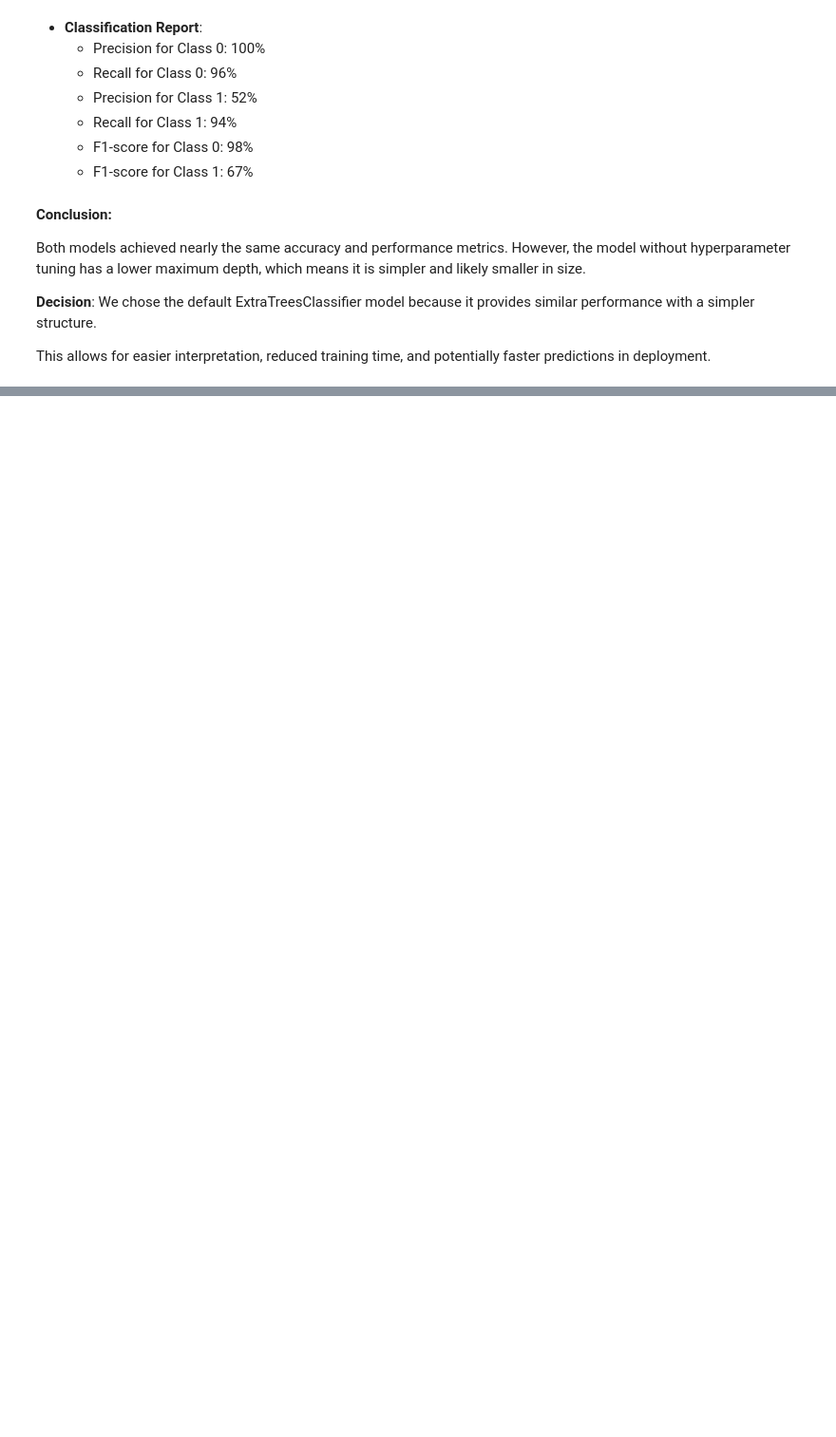
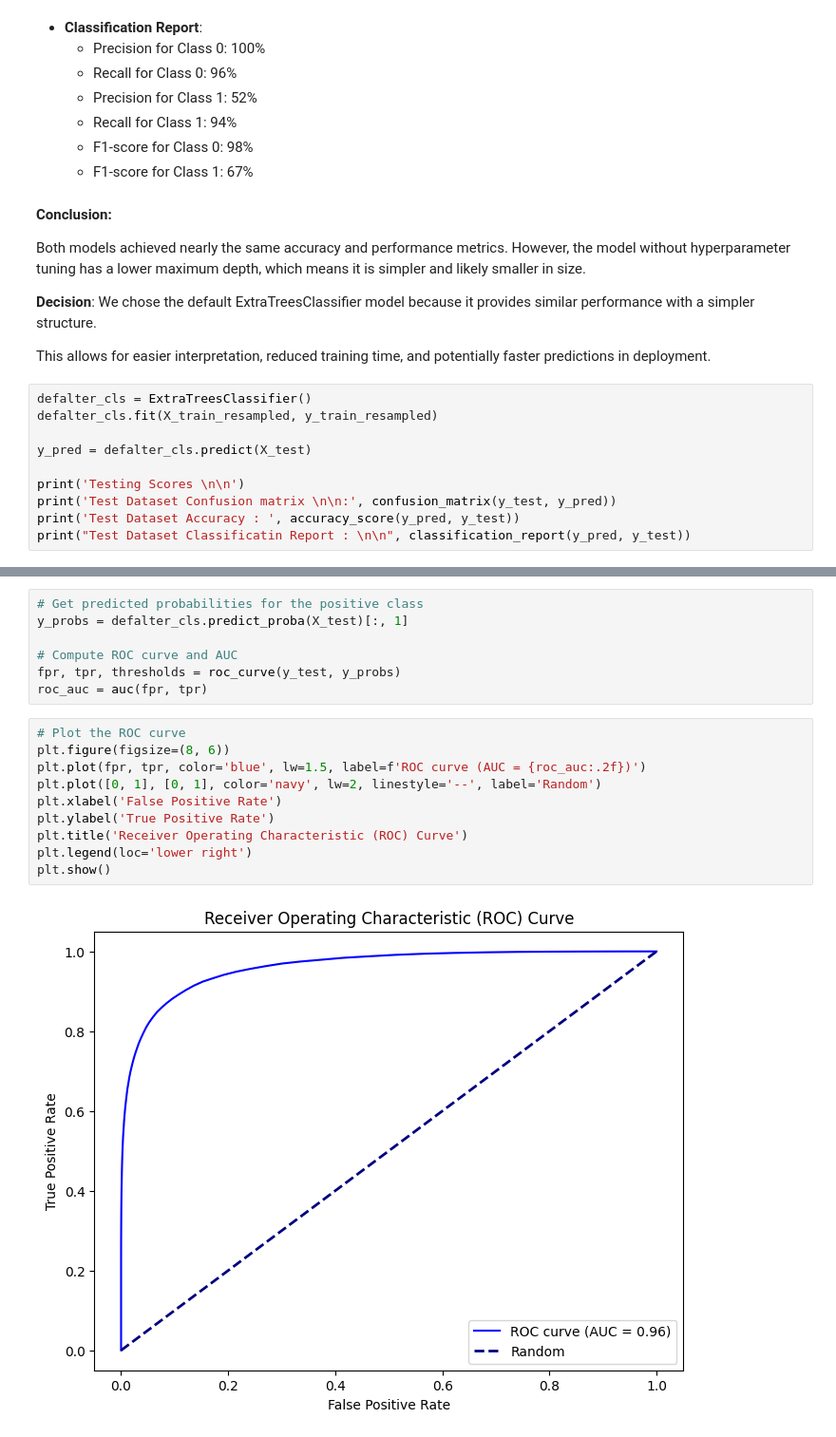
Before and after one commit to Prakash-Kani/Financial-Risk-Detection, a Jupyter notebook: modelling.ipynb, the cells around one changed output, grey strips where cells are left out. Shown at 95% size. Drawn from its saved outputs; the diff is of its cells as text; blank space fills up the shorter version.

```diff
--- a/modelling.ipynb
+++ b/modelling.ipynb
@@ -727,3 +730,13 @@ Both models achieved nearly the same accuracy and performance metrics. However,
 We chose the default ExtraTreesClassifier model because it provides similar performance with a simpler structure.
 
 This allows for easier interpretation, reduced training time, and potentially faster predictions in deployment.
+# %%
+defalter_cls = ExtraTreesClassifier()
+defalter_cls.fit(X_train_resampled, y_train_resampled)
+
+y_pred = defalter_cls.predict(X_test)
+
+print('Testing Scores \n\n')
+print('Test Dataset Confusion matrix \n\n:', confusion_matrix(y_test, y_pred))
+print('Test Dataset Accuracy : ', accuracy_score(y_pred, y_test))
+print("Test Dataset Classificatin Report : \n\n", classification_report(y_pred, y_test))
@@ -729,0 +779,19 @@ This allows for easier interpretation, reduced training time, and potentially fa
+# %%
+# Get predicted probabilities for the positive class
+y_probs = defalter_cls.predict_proba(X_test)[:, 1]
+
+# Compute ROC curve and AUC
+fpr, tpr, thresholds = roc_curve(y_test, y_probs)
+roc_auc = auc(fpr, tpr)
+# %%
+# Plot the ROC curve
+plt.figure(figsize=(8, 6))
+plt.plot(fpr, tpr, color='blue', lw=1.5, label=f'ROC curve (AUC = {roc_auc:.2f})')
+plt.plot([0, 1], [0, 1], color='navy', lw=2, linestyle='--', label='Random')
+plt.xlabel('False Positive Rate')
+plt.ylabel('True Positive Rate')
+plt.title('Receiver Operating Characteristic (ROC) Curve')
+plt.legend(loc='lower right')
+plt.show()
+# %% [output]
+[figure, added]
```
Also changed, not shown: parts of 9 cells of this notebook.
